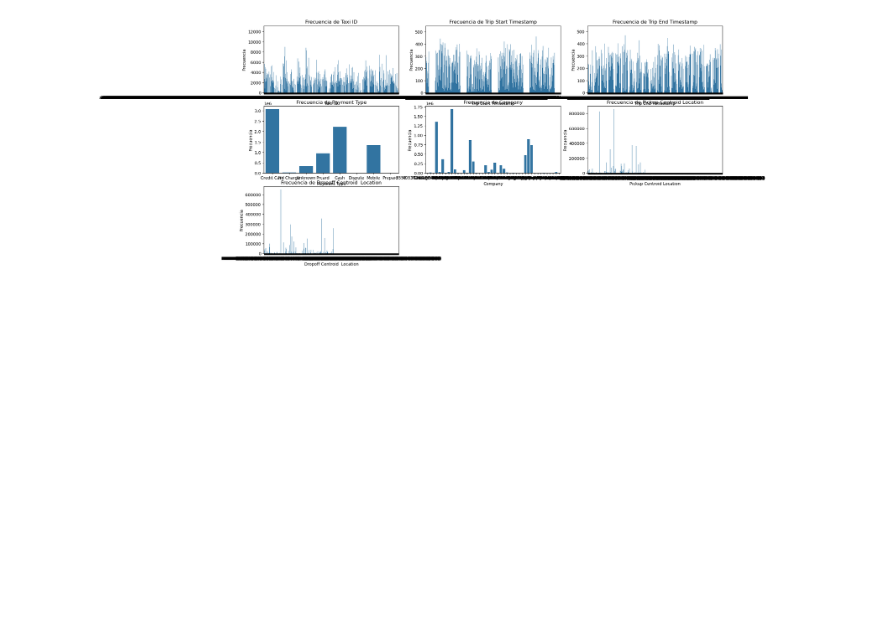
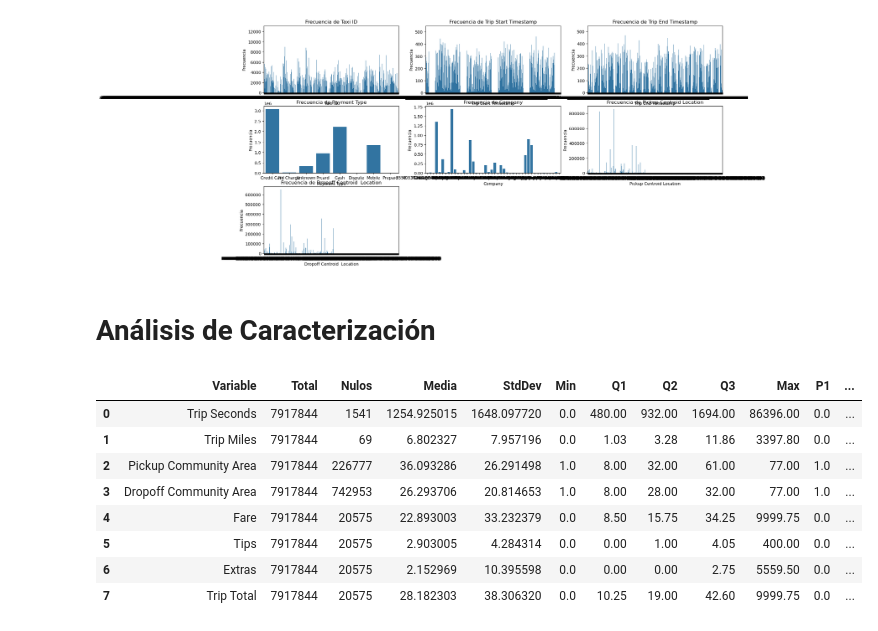
Before and after one commit to Dustec/BigData-Team26, a Jupyter notebook: Notebook.ipynb, the cells around one changed output. Saved outputs shown, nothing was run; the diff lists cells and outputs as text; code cells hidden in the pictures; blank space fills up the shorter version.

```diff
--- a/Notebook.ipynb
+++ b/Notebook.ipynb
@@ -303,3 +303,5 @@ plt.tight_layout()
 plt.show()
 # %% [output]
 [figure]
+# %% [markdown]
+# Análisis de Caracterización
@@ -305,0 +406,22 @@ plt.show()
+# %%
+numeric_cols_selected = [
+    "Trip Seconds",
+    "Trip Miles",
+    "Pickup Community Area",
+    "Dropoff Community Area",
+    "Fare",
+    "Tips",
+    "Extras",
+    "Trip Total"
+]
+prettyDisplay(analizar_variables_numericas(dftaxytrips, numeric_cols_selected))
+# %% [output]
+|  | Variable | Total | Nulos | Media | StdDev | Min | Q1 | Q2 | Q3 | Max | P1 | ... |
+| 0 | Trip Seconds | 7917844 | 1541 | 1254.925015 | 1648.097720 | 0.0 | 480.00 | 932.00 | 1694.00 | 86396.00 | 0.0 | ... |
+| 1 | Trip Miles | 7917844 | 69 | 6.802327 | 7.957196 | 0.0 | 1.03 | 3.28 | 11.86 | 3397.80 | 0.0 | ... |
+| 2 | Pickup Community Area | 7917844 | 226777 | 36.093286 | 26.291498 | 1.0 | 8.00 | 32.00 | 61.00 | 77.00 | 1.0 | ... |
+| 3 | Dropoff Community Area | 7917844 | 742953 | 26.293706 | 20.814653 | 1.0 | 8.00 | 28.00 | 32.00 | 77.00 | 1.0 | ... |
+| 4 | Fare | 7917844 | 20575 | 22.893003 | 33.232379 | 0.0 | 8.50 | 15.75 | 34.25 | 9999.75 | 0.0 | ... |
+| 5 | Tips | 7917844 | 20575 | 2.903005 | 4.284314 | 0.0 | 0.00 | 1.00 | 4.05 | 400.00 | 0.0 | ... |
+| 6 | Extras | 7917844 | 20575 | 2.152969 | 10.395598 | 0.0 | 0.00 | 0.00 | 2.75 | 5559.50 | 0.0 | ... |
+| 7 | Trip Total | 7917844 | 20575 | 28.182303 | 38.306320 | 0.0 | 10.25 | 19.00 | 42.60 | 9999.75 | 0.0 | ... |
```
Also changed, not shown: parts of 4 cells of this notebook.
